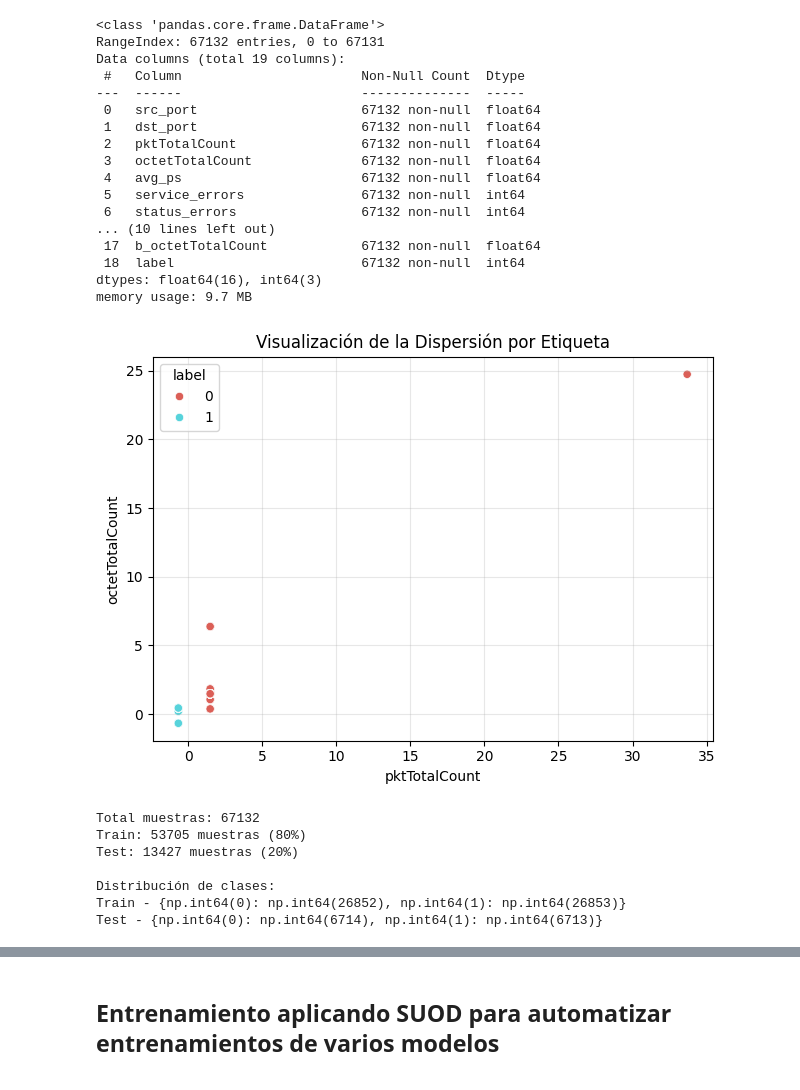
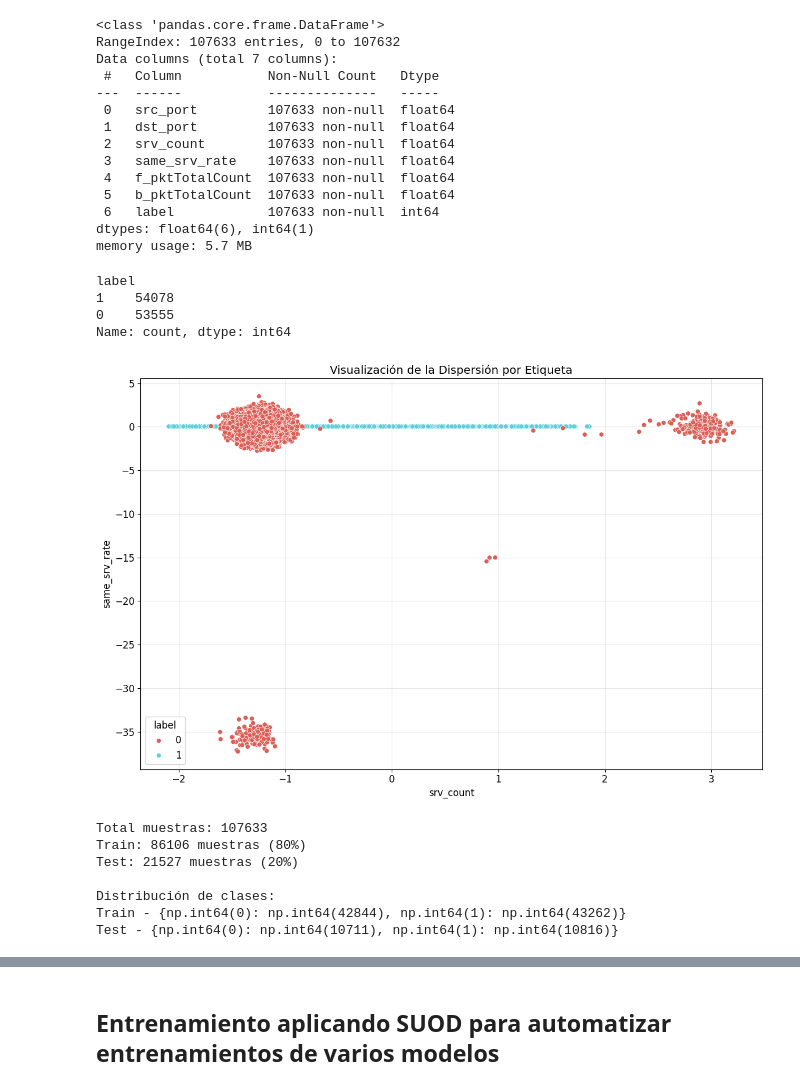
Before and after one commit to BryanEstrada003/OPC-UA-PyOD, a Jupyter notebook: notebooks/training.ipynb, the cells around one changed output, grey strips where cells are left out. Saved outputs shown, nothing was run; the diff lists cells and outputs as text; code cells hidden in the pictures.

Commit message:
change training

```diff
--- a/notebooks/training.ipynb
+++ b/notebooks/training.ipynb
@@ -49,7 +57,7 @@ Successfully installed seaborn-0.13.2
 import pandas as pd
 from sklearn.model_selection import train_test_split
 
-file = "../results/processed_data/opcua_undersampled.csv"
+file = "../results/processed_data/opcua_rose_balanced.csv"
 data = pd.read_csv(file)
 
 # eliminar las columnas que no son numéricas
@@ -57,5 +65,6 @@ data = pd.read_csv(file)
 
 # quitar las ultimas 2 columnas
 # data = data.iloc[:, :-1]
+data = data.drop(columns=["service_errors", "status_errors"])
 data
 # %% [output]
@@ -88,52 +97,59 @@ data.describe()
 data.info()
 # %% [output]
 <class 'pandas.core.frame.DataFrame'>
-RangeIndex: 67132 entries, 0 to 67131
-Data columns (total 19 columns):
- #   Column                       Non-Null Count  Dtype
----  ------                       --------------  -----
- 0   src_port                     67132 non-null  float64
- 1   dst_port                     67132 non-null  float64
- 2   pktTotalCount                67132 non-null  float64
- 3   octetTotalCount              67132 non-null  float64
- 4   avg_ps                       67132 non-null  float64
- 5   service_errors               67132 non-null  int64
- 6   status_errors                67132 non-null  int64
-... (10 lines left out)
- 17  b_octetTotalCount            67132 non-null  float64
- 18  label                        67132 non-null  int64
-dtypes: float64(16), int64(3)
-memory usage: 9.7 MB
+RangeIndex: 107633 entries, 0 to 107632
+Data columns (total 7 columns):
+ #   Column           Non-Null Count   Dtype
+---  ------           --------------   -----
+ 0   src_port         107633 non-null  float64
+ 1   dst_port         107633 non-null  float64
+ 2   srv_count        107633 non-null  float64
+ 3   same_srv_rate    107633 non-null  float64
+ 4   f_pktTotalCount  107633 non-null  float64
+ 5   b_pktTotalCount  107633 non-null  float64
+ 6   label            107633 non-null  int64
+dtypes: float64(6), int64(1)
+memory usage: 5.7 MB
+# %%
+# cuantos hay en label
+data["label"].value_counts()
+# %% [output]
+label
+1    54078
+0    53555
+Name: count, dtype: int64
 # %%
 import pandas as pd
 import matplotlib.pyplot as plt
 import seaborn as sns
 
 # Suponiendo que 'data' es tu DataFrame con las características y etiquetas
 # Ejemplo de cómo debería estar estructurado:
 # data = pd.DataFrame({
 #     'feature1': [...],  # Valores numéricos
 #     'feature2': [...],  # Valores numéricos
 #     'label': [...]      # Etiquetas categóricas
 # })
+c1 = data.columns[2]  # Primera característica
+c2 = data.columns[3]  # Segunda característica
 
 # Gráfico de dispersión mejorado
 sns.scatterplot(
-    x=data.columns[2],  # Primera característica
-    y=data.columns[3],  # Segunda característica
+    x=c1,  # Primera característica
+    y=c2,  # Segunda característica
     hue="label",  # Variable de coloración
     data=data,
     palette="hls",
     legend="full",
 )
 plt.title("Visualización de la Dispersión por Etiqueta")
-plt.xlabel(data.columns[2])  # Nombre de la primera característica
-plt.ylabel(data.columns[3])  # Nombre de la segunda característica
+plt.xlabel(c1)  # Nombre de la primera característica
+plt.ylabel(c2)  # Nombre de la segunda característica
 plt.grid(True, alpha=0.3)
 plt.tight_layout()
 plt.show()
 # %% [output]
-[figure, old version]
+[figure, new version]
 # %%
 import numpy as np
 
@@ -145,9 +161,9 @@ y = data["label"]
 X_train, X_test, y_train, y_test = train_test_split(
     X,
     y,
-    test_size=0.2,            # 20% para test
-    random_state=42,          # semilla para reproducibilidad
-    stratify=y                # mantiene proporción de clases
+    test_size=0.2,  # 20% para test
+    random_state=42,  # semilla para reproducibilidad
+    stratify=y,  # mantiene proporción de clases
 )
 
 # Verificación de tamaños
@@ -161,13 +177,13 @@ if len(y.unique()) > 1:
     print(f"Train - {dict(zip(*np.unique(y_train, return_counts=True)))}")
     print(f"Test - {dict(zip(*np.unique(y_test, return_counts=True)))}")
 # %% [output]
-Total muestras: 67132
-Train: 53705 muestras (80%)
-Test: 13427 muestras (20%)
+Total muestras: 107633
+Train: 86106 muestras (80%)
+Test: 21527 muestras (20%)
 
 Distribución de clases:
-Train - {np.int64(0): np.int64(26852), np.int64(1): np.int64(26853)}
-Test - {np.int64(0): np.int64(6714), np.int64(1): np.int64(6713)}
+Train - {np.int64(0): np.int64(42844), np.int64(1): np.int64(43262)}
+Test - {np.int64(0): np.int64(10711), np.int64(1): np.int64(10816)}
 # %%
 print("X_train shape:", X_train.shape)
 print("X_test shape:", X_test.shape)
```
Also changed, not shown: parts of 11 cells of this notebook, 1 other file.
